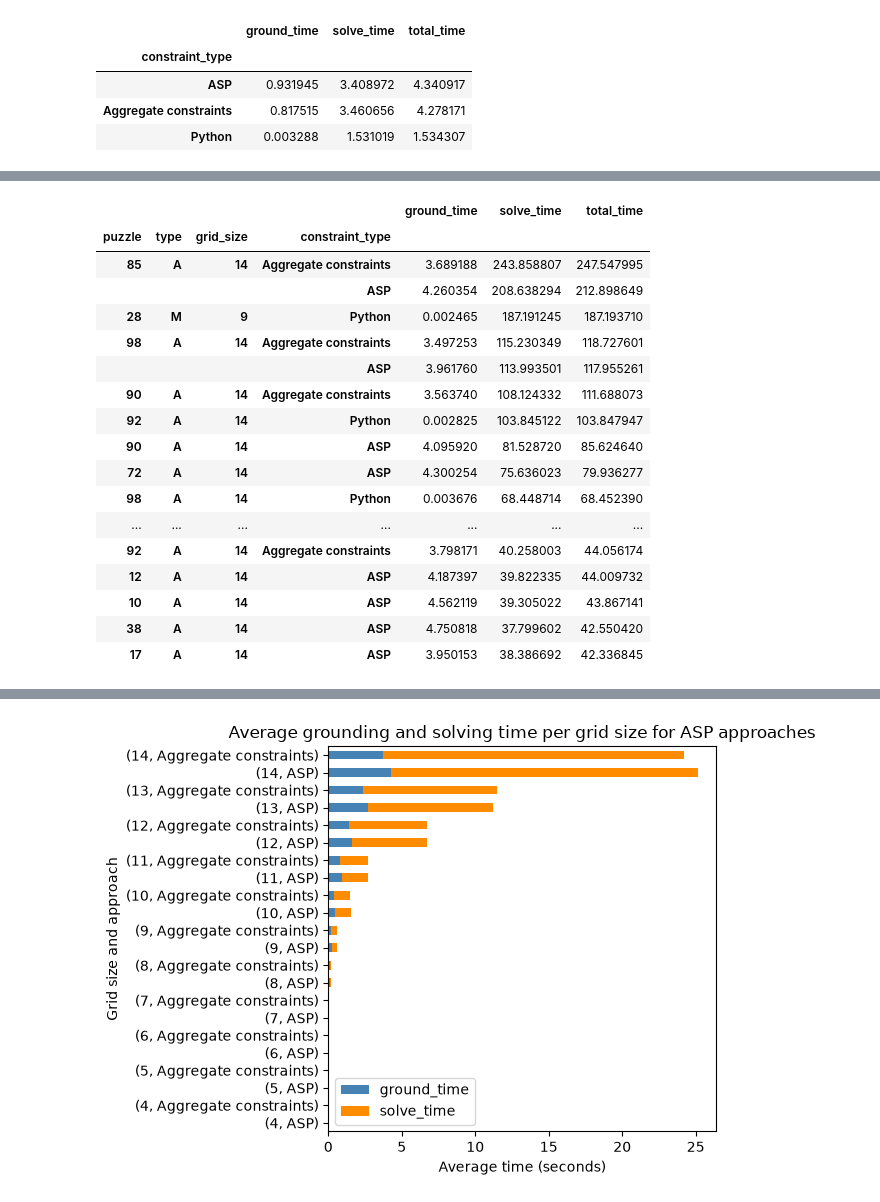
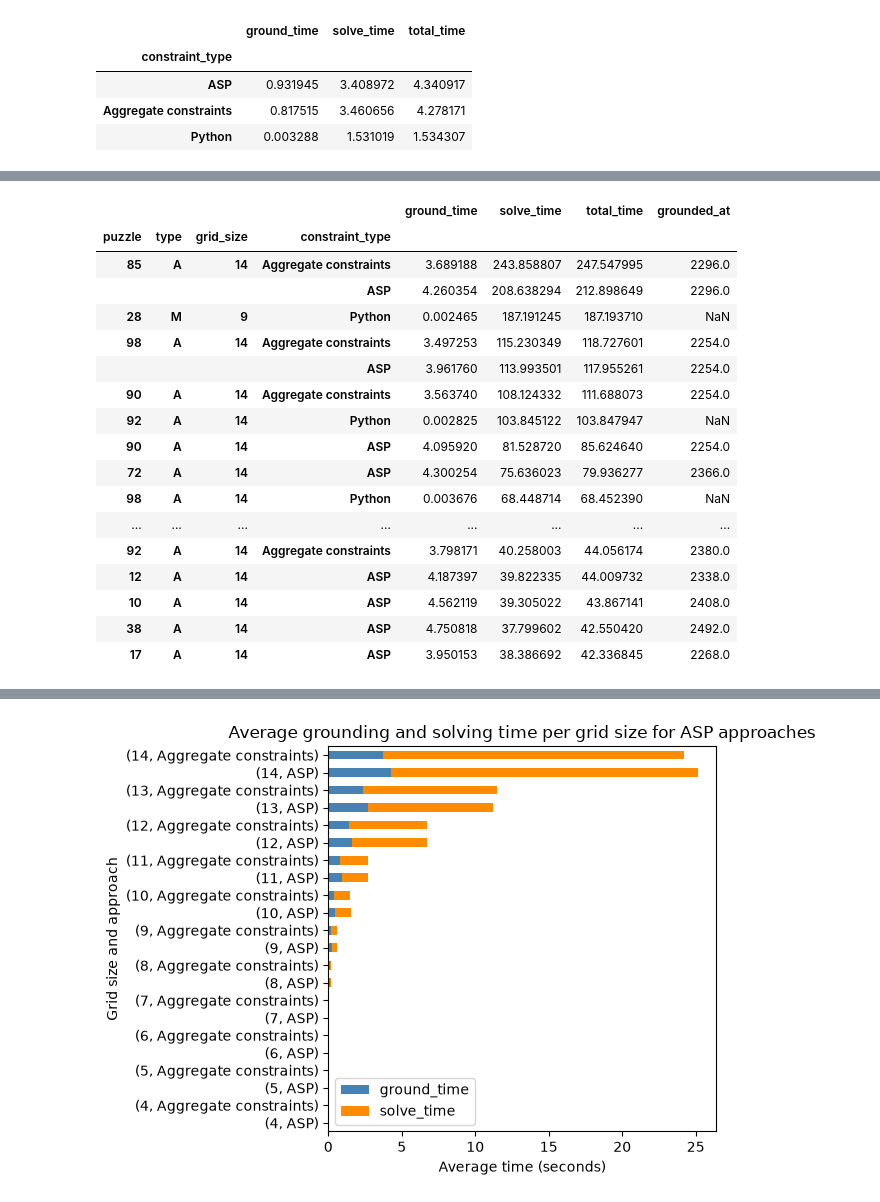
Before and after one commit to jurgendevries-ou-student/murdoku-solve, a Jupyter notebook: extraction/run/experiment.ipynb, the cells around one changed output, grey strips where cells are left out. Cells and saved outputs as stored; diff of their text form; code cells hidden in the pictures.

```diff
--- a/extraction/run/experiment.ipynb
+++ b/extraction/run/experiment.ipynb
@@ -581,24 +586,24 @@ Length: 16665, dtype: int64
 # %%
 # get mean scores per puzzle per method and find longest total time
 df.groupby(['puzzle', 'type', 'grid_size', 'constraint_type'])[
-    ['ground_time', 'solve_time', 'total_time']
+    ['ground_time', 'solve_time', 'total_time', 'grounded_at']
 ].mean().sort_values('total_time', ascending=False).head(30)
 # %% [output]
-|  |  |  |  | ground_time | solve_time | total_time |
-| puzzle | type | grid_size | constraint_type |  |  |  |
-| 85 | A | 14 | Aggregate constraints | 3.689188 | 243.858807 | 247.547995 |
-|  |  |  | ASP | 4.260354 | 208.638294 | 212.898649 |
-| 28 | M | 9 | Python | 0.002465 | 187.191245 | 187.193710 |
-| 98 | A | 14 | Aggregate constraints | 3.497253 | 115.230349 | 118.727601 |
-|  |  |  | ASP | 3.961760 | 113.993501 | 117.955261 |
-| 90 | A | 14 | Aggregate constraints | 3.563740 | 108.124332 | 111.688073 |
-| 92 | A | 14 | Python | 0.002825 | 103.845122 | 103.847947 |
-| 90 | A | 14 | ASP | 4.095920 | 81.528720 | 85.624640 |
-| 72 | A | 14 | ASP | 4.300254 | 75.636023 | 79.936277 |
-| 98 | A | 14 | Python | 0.003676 | 68.448714 | 68.452390 |
-| ... | ... | ... | ... | ... | ... | ... |
-| 92 | A | 14 | Aggregate constraints | 3.798171 | 40.258003 | 44.056174 |
-| 12 | A | 14 | ASP | 4.187397 | 39.822335 | 44.009732 |
-| 10 | A | 14 | ASP | 4.562119 | 39.305022 | 43.867141 |
-| 38 | A | 14 | ASP | 4.750818 | 37.799602 | 42.550420 |
-| 17 | A | 14 | ASP | 3.950153 | 38.386692 | 42.336845 |
+|  |  |  |  | ground_time | solve_time | total_time | grounded_at |
+| puzzle | type | grid_size | constraint_type |  |  |  |  |
+| 85 | A | 14 | Aggregate constraints | 3.689188 | 243.858807 | 247.547995 | 2296.0 |
+|  |  |  | ASP | 4.260354 | 208.638294 | 212.898649 | 2296.0 |
+| 28 | M | 9 | Python | 0.002465 | 187.191245 | 187.193710 | NaN |
+| 98 | A | 14 | Aggregate constraints | 3.497253 | 115.230349 | 118.727601 | 2254.0 |
+|  |  |  | ASP | 3.961760 | 113.993501 | 117.955261 | 2254.0 |
+| 90 | A | 14 | Aggregate constraints | 3.563740 | 108.124332 | 111.688073 | 2254.0 |
+| 92 | A | 14 | Python | 0.002825 | 103.845122 | 103.847947 | NaN |
+| 90 | A | 14 | ASP | 4.095920 | 81.528720 | 85.624640 | 2254.0 |
+| 72 | A | 14 | ASP | 4.300254 | 75.636023 | 79.936277 | 2366.0 |
+| 98 | A | 14 | Python | 0.003676 | 68.448714 | 68.452390 | NaN |
+| ... | ... | ... | ... | ... | ... | ... | ... |
+| 92 | A | 14 | Aggregate constraints | 3.798171 | 40.258003 | 44.056174 | 2380.0 |
+| 12 | A | 14 | ASP | 4.187397 | 39.822335 | 44.009732 | 2338.0 |
+| 10 | A | 14 | ASP | 4.562119 | 39.305022 | 43.867141 | 2408.0 |
+| 38 | A | 14 | ASP | 4.750818 | 37.799602 | 42.550420 | 2492.0 |
+| 17 | A | 14 | ASP | 3.950153 | 38.386692 | 42.336845 | 2268.0 |
```
Also changed, not shown: parts of 15 cells of this notebook.
